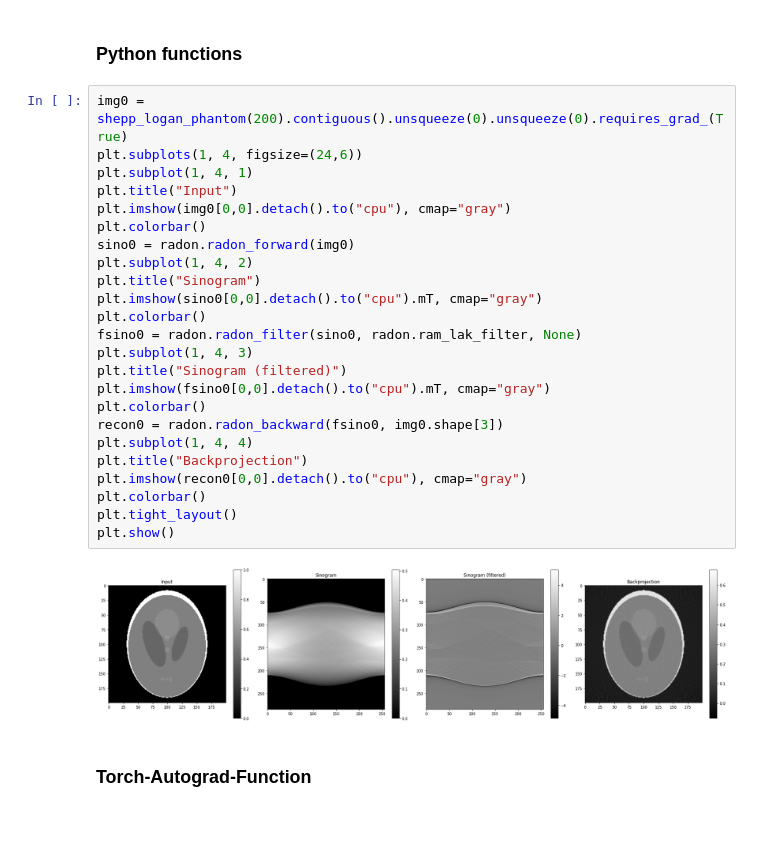
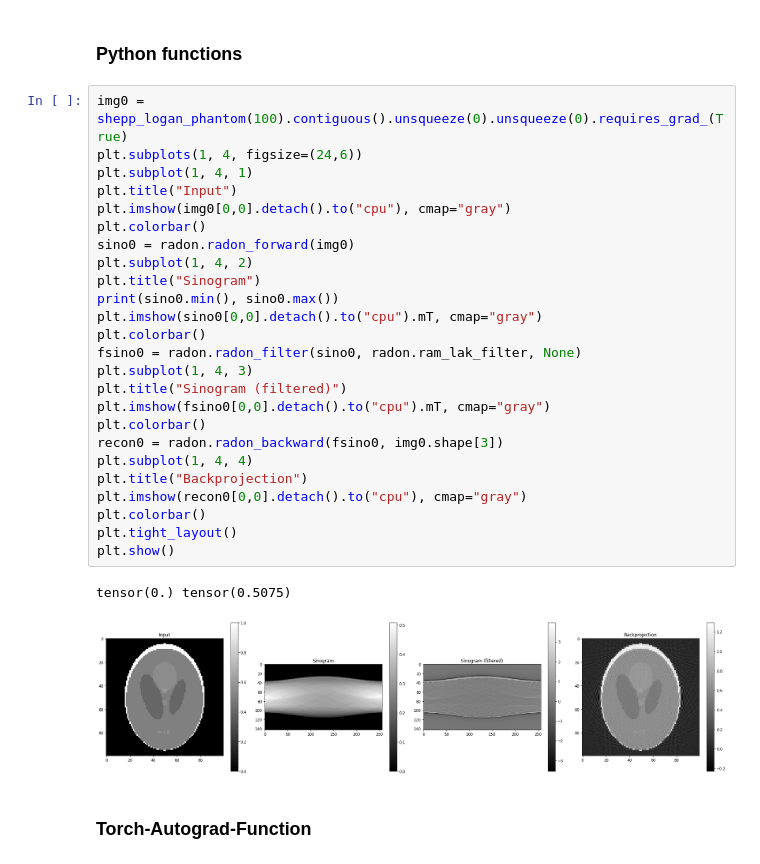
Before and after one commit to AlexanderAuras/radon, a Jupyter notebook: cpu_examples.ipynb, the cells around one changed output. Saved outputs shown, nothing was run; the diff lists cells and outputs as text; blank space fills up the shorter version.

```diff
--- a/cpu_examples.ipynb
+++ b/cpu_examples.ipynb
@@ -42,31 +42,33 @@ plt.show()
 # %% [markdown]
 ### Python functions
 # %%
-img0 = shepp_logan_phantom(200).contiguous().unsqueeze(0).unsqueeze(0).requires_grad_(True)
+img0 = shepp_logan_phantom(100).contiguous().unsqueeze(0).unsqueeze(0).requires_grad_(True)
 plt.subplots(1, 4, figsize=(24,6))
 plt.subplot(1, 4, 1)
 plt.title("Input")
 plt.imshow(img0[0,0].detach().to("cpu"), cmap="gray")
 plt.colorbar()
 sino0 = radon.radon_forward(img0)
 plt.subplot(1, 4, 2)
 plt.title("Sinogram")
+print(sino0.min(), sino0.max())
 plt.imshow(sino0[0,0].detach().to("cpu").mT, cmap="gray")
 plt.colorbar()
 fsino0 = radon.radon_filter(sino0, radon.ram_lak_filter, None)
 plt.subplot(1, 4, 3)
 plt.title("Sinogram (filtered)")
 plt.imshow(fsino0[0,0].detach().to("cpu").mT, cmap="gray")
 plt.colorbar()
 recon0 = radon.radon_backward(fsino0, img0.shape[3])
 plt.subplot(1, 4, 4)
 plt.title("Backprojection")
 plt.imshow(recon0[0,0].detach().to("cpu"), cmap="gray")
 plt.colorbar()
 plt.tight_layout()
 plt.show()
 # %% [output]
+tensor(0.) tensor(0.5075)
-[figure, old version]
+[figure, new version]
 # %% [markdown]
 ### Torch-Autograd-Function
 # %%
```
Also changed, not shown: parts of 3 cells of this notebook, 6 other files.
